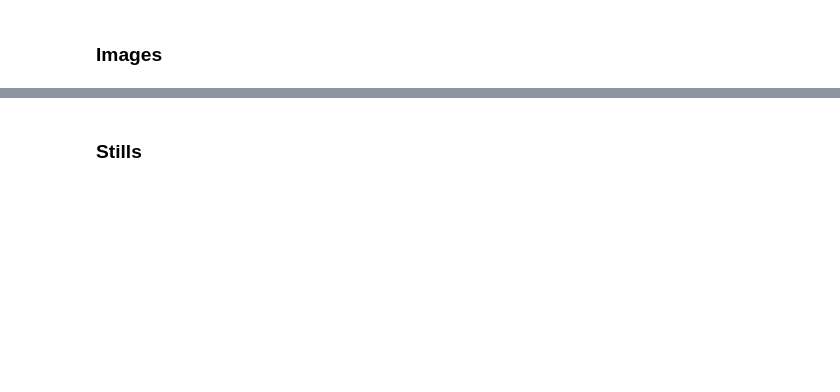
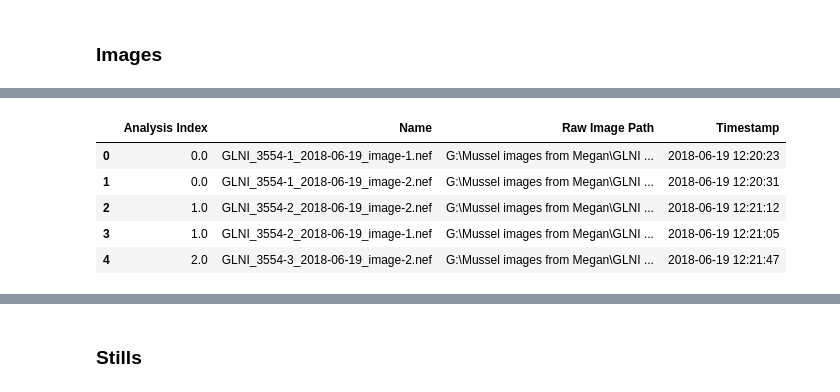
Before and after one commit to AngusG/deep-learning-dreissenid, a Jupyter notebook: explore-dataset-colab/ImagingDataInventory.ipynb, the cells around one changed output, grey strips where cells are left out. Saved outputs shown, nothing was run; the diff lists cells and outputs as text; code cells hidden in the pictures; blank space fills up the shorter version.

```diff
--- a/explore-dataset-colab/ImagingDataInventory.ipynb
+++ b/explore-dataset-colab/ImagingDataInventory.ipynb
@@ -55,7 +84,14 @@ len(all_images)
 imagetable_path = os.path.join(DATA_PATH, 'Tables', 'ImageTable.csv')
 image_df = pd.read_csv(imagetable_path, index_col=0)
 # %%
-image_df
+image_df.head()
+# %% [output]
+|  | Analysis Index | Name | Raw Image Path | Timestamp |
+| 0 | 0.0 | GLNI_3554-1_2018-06-19_image-1.nef | G:\Mussel images from Megan\GLNI ... | 2018-06-19 12:20:23 |
+| 1 | 0.0 | GLNI_3554-1_2018-06-19_image-2.nef | G:\Mussel images from Megan\GLNI ... | 2018-06-19 12:20:31 |
+| 2 | 1.0 | GLNI_3554-2_2018-06-19_image-2.nef | G:\Mussel images from Megan\GLNI ... | 2018-06-19 12:21:12 |
+| 3 | 1.0 | GLNI_3554-2_2018-06-19_image-1.nef | G:\Mussel images from Megan\GLNI ... | 2018-06-19 12:21:05 |
+| 4 | 2.0 | GLNI_3554-3_2018-06-19_image-2.nef | G:\Mussel images from Megan\GLNI ... | 2018-06-19 12:21:47 |
 # %%
 image_df_table = image_df['Name'].apply(lambda x:x.replace('.nef','.jpg'))
 image_df_table.name = 'Name'
```
Also changed, not shown: parts of 21 cells of this notebook, 3 other files.
